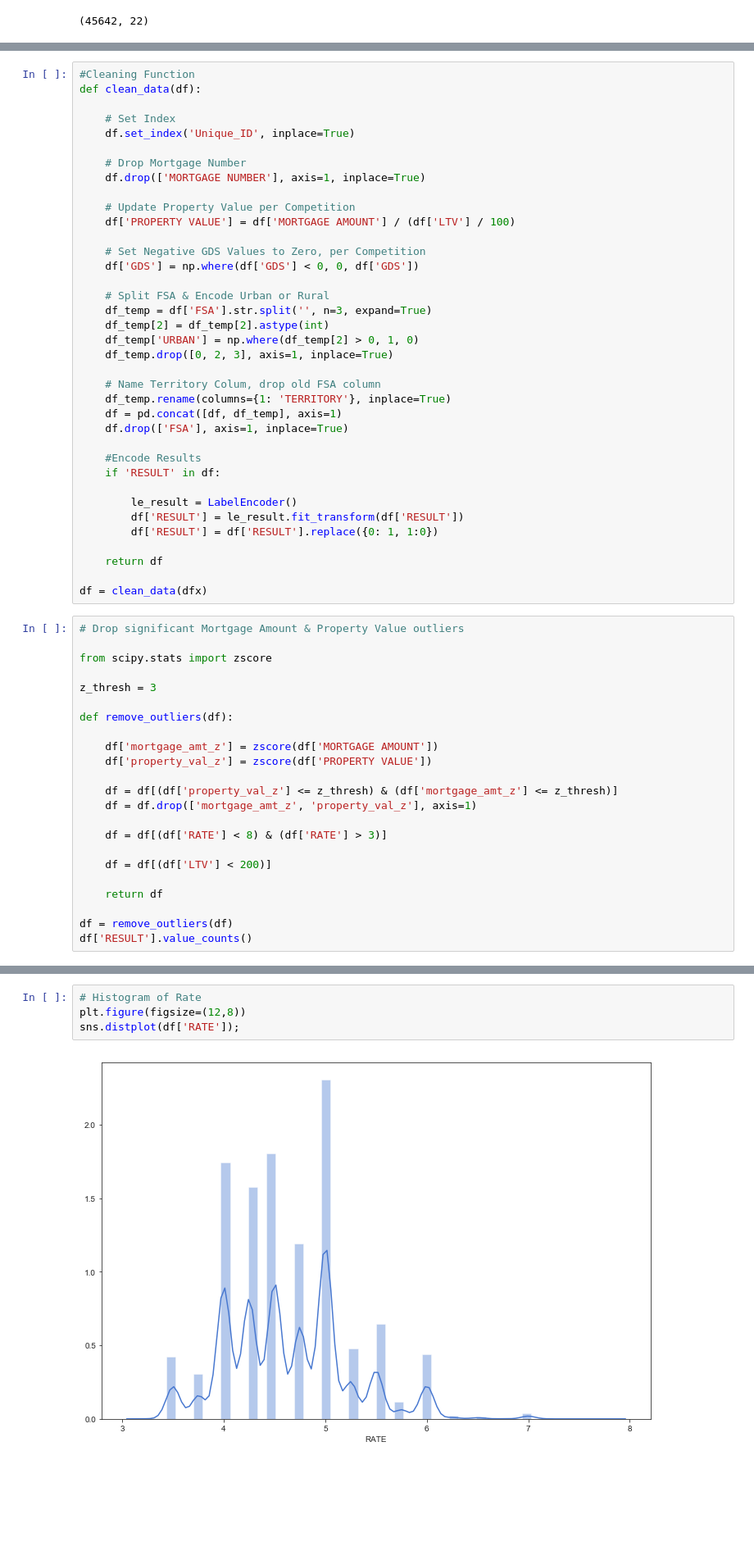
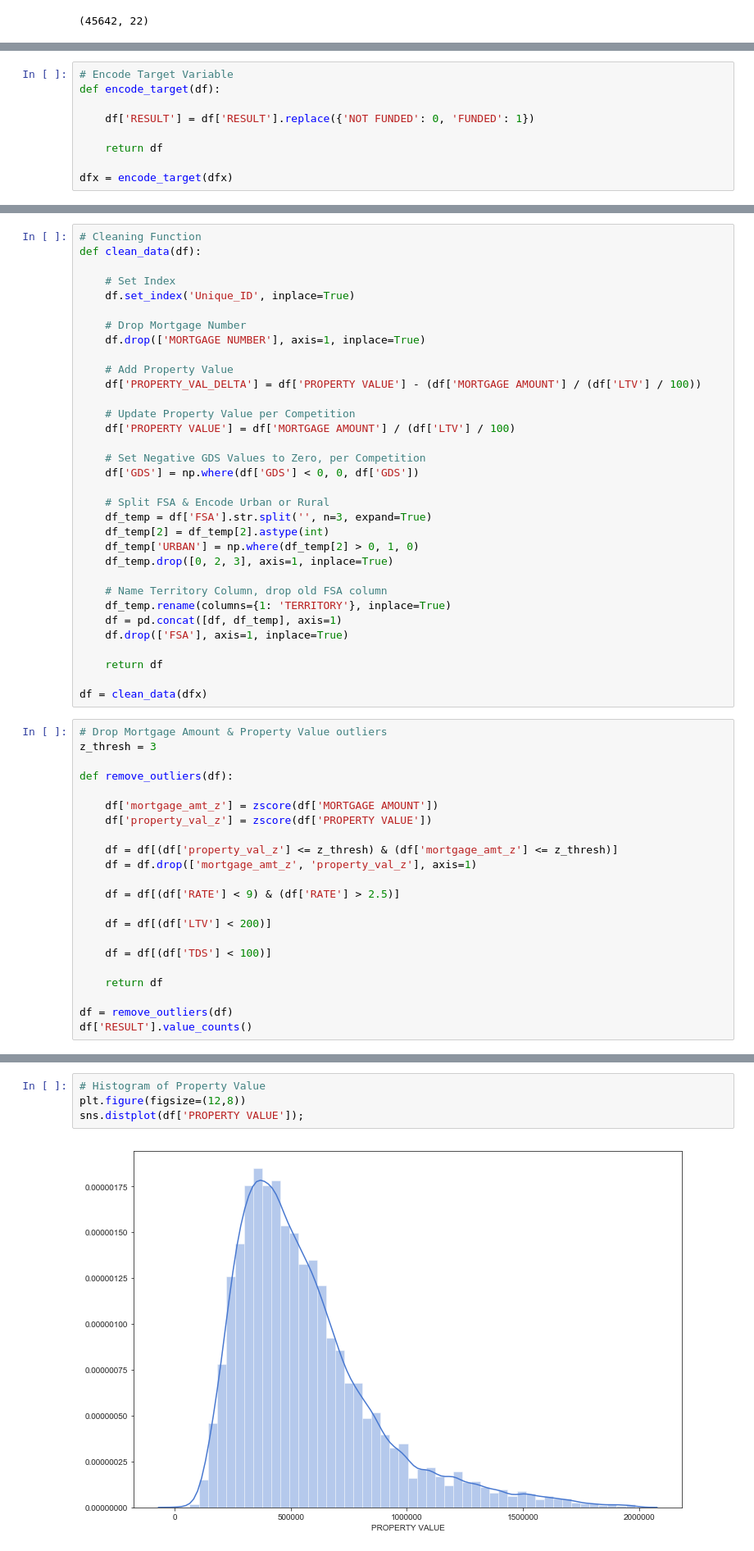
Before and after one commit to maks-p/cax_mortgage, a Jupyter notebook: data_scrub_eda.ipynb, the cells around one changed output, grey strips where cells are left out. Shown at 82% size. Drawn from its saved outputs; the diff is of its cells as text; blank space fills up the shorter version.

```diff
--- a/data_scrub_eda.ipynb
+++ b/data_scrub_eda.ipynb
@@ -66,0 +67,9 @@ from sklearn.preprocessing import LabelEncoder
+# %%
+# Encode Target Variable
+def encode_target(df):
+
+    df['RESULT'] = df['RESULT'].replace({'NOT FUNDED': 0, 'FUNDED': 1})
+
+    return df
+
+dfx = encode_target(dfx)
@@ -67,5 +88,5 @@ from sklearn.preprocessing import LabelEncoder
 # %%
-#Cleaning Function
+# Cleaning Function
 def clean_data(df):
 
     # Set Index
@@ -73,6 +94,9 @@ def clean_data(df):
 
     # Drop Mortgage Number
     df.drop(['MORTGAGE NUMBER'], axis=1, inplace=True)
+
+    # Add Property Value
+    df['PROPERTY_VAL_DELTA'] = df['PROPERTY VALUE'] - (df['MORTGAGE AMOUNT'] / (df['LTV'] / 100))
 
     # Update Property Value per Competition
     df['PROPERTY VALUE'] = df['MORTGAGE AMOUNT'] / (df['LTV'] / 100)
@@ -86,26 +110,16 @@ def clean_data(df):
     df_temp['URBAN'] = np.where(df_temp[2] > 0, 1, 0)
     df_temp.drop([0, 2, 3], axis=1, inplace=True)
 
-    # Name Territory Colum, drop old FSA column
+    # Name Territory Column, drop old FSA column
     df_temp.rename(columns={1: 'TERRITORY'}, inplace=True)
     df = pd.concat([df, df_temp], axis=1)
     df.drop(['FSA'], axis=1, inplace=True)
 
-    #Encode Results
-    if 'RESULT' in df:
-
-        le_result = LabelEncoder()
-        df['RESULT'] = le_result.fit_transform(df['RESULT'])
-        df['RESULT'] = df['RESULT'].replace({0: 1, 1:0})
-
     return df
 
 df = clean_data(dfx)
 # %%
-# Drop significant Mortgage Amount & Property Value outliers
-
-from scipy.stats import zscore
-
+# Drop Mortgage Amount & Property Value outliers
 z_thresh = 3
 
 def remove_outliers(df):
@@ -116,9 +130,11 @@ def remove_outliers(df):
     df = df[(df['property_val_z'] <= z_thresh) & (df['mortgage_amt_z'] <= z_thresh)]
     df = df.drop(['mortgage_amt_z', 'property_val_z'], axis=1)
 
-    df = df[(df['RATE'] < 8) & (df['RATE'] > 3)]
+    df = df[(df['RATE'] < 9) & (df['RATE'] > 2.5)]
 
     df = df[(df['LTV'] < 200)]
+
+    df = df[(df['TDS'] < 100)]
 
     return df
 
@@ -145,7 +161,7 @@ df['RESULT'].value_counts(normalize=True)
 Name: RESULT, dtype: float64
 # %%
-# Histogram of Rate
+# Histogram of Property Value
 plt.figure(figsize=(12,8))
-sns.distplot(df['RATE']);
+sns.distplot(df['PROPERTY VALUE']);
 # %% [output]
-[figure, old version]
+[figure, new version]
```
Also changed, not shown: parts of 167 cells of this notebook, 1 other file.
